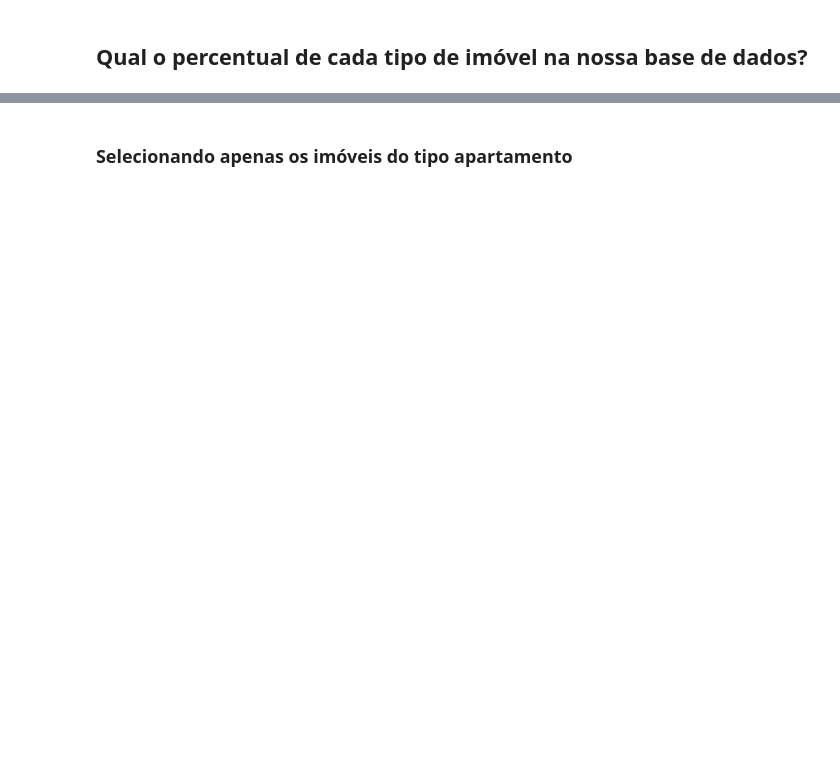
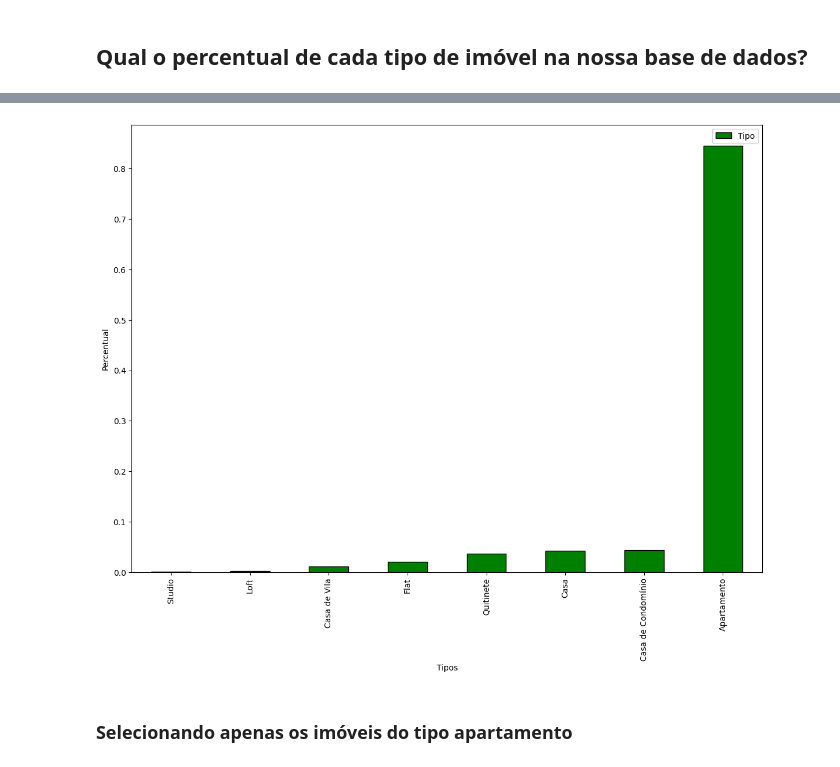
Before and after one commit to tecStudent/alura-pandas, a Jupyter notebook: 1_conhecendo_biblioteca/notebook_inicial.ipynb, the cells around one changed output, grey strips where cells are left out. Cells and saved outputs as stored; diff of their text form; code cells hidden in the pictures; blank space fills up the shorter version.

```diff
--- a/1_conhecendo_biblioteca/notebook_inicial.ipynb
+++ b/1_conhecendo_biblioteca/notebook_inicial.ipynb
@@ -135,2 +322,9 @@ dados[['Quartos','Valor']]
+# %%
+df_percentual_tipo = df['Tipo'].value_counts(normalize=True).to_frame().sort_values('Tipo')
+
+df_percentual_tipo.plot(kind='bar', figsize=(14, 10), color ='green', edgecolor='black',
+                        xlabel = 'Tipos', ylabel = 'Percentual');
+# %% [output]
+[figure, added]
 # %% [markdown]
 ### **Selecionando apenas os imóveis do tipo apartamento**
```
Also changed, not shown: parts of 19 cells of this notebook.
